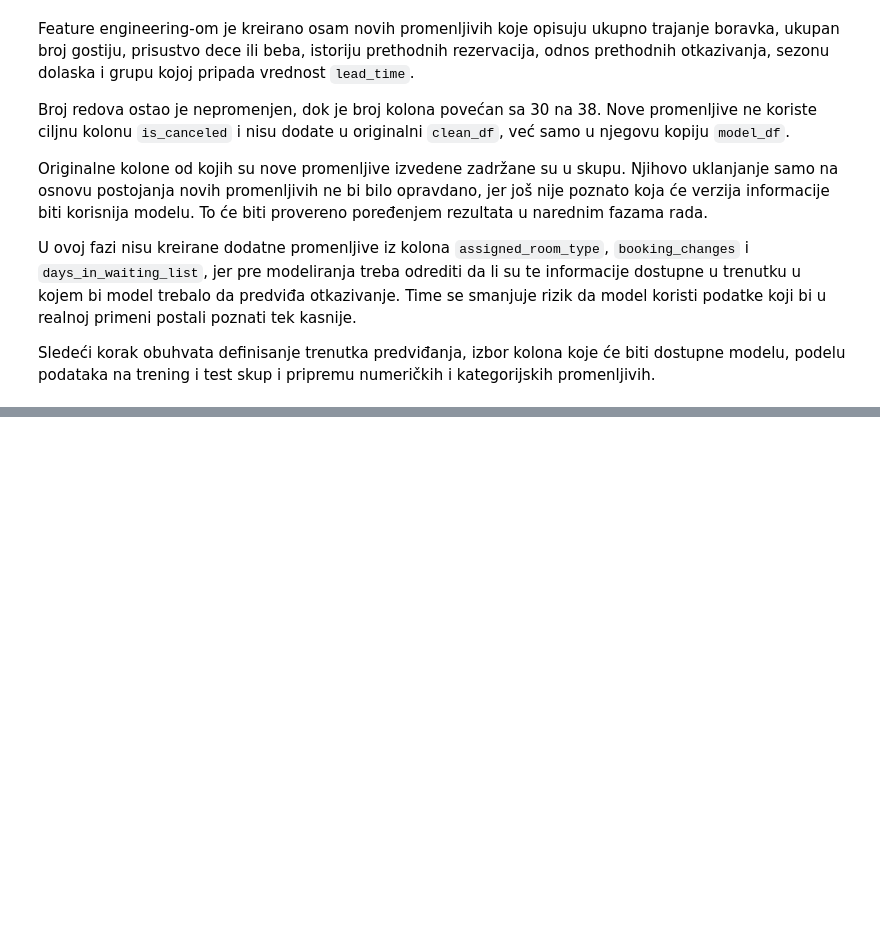
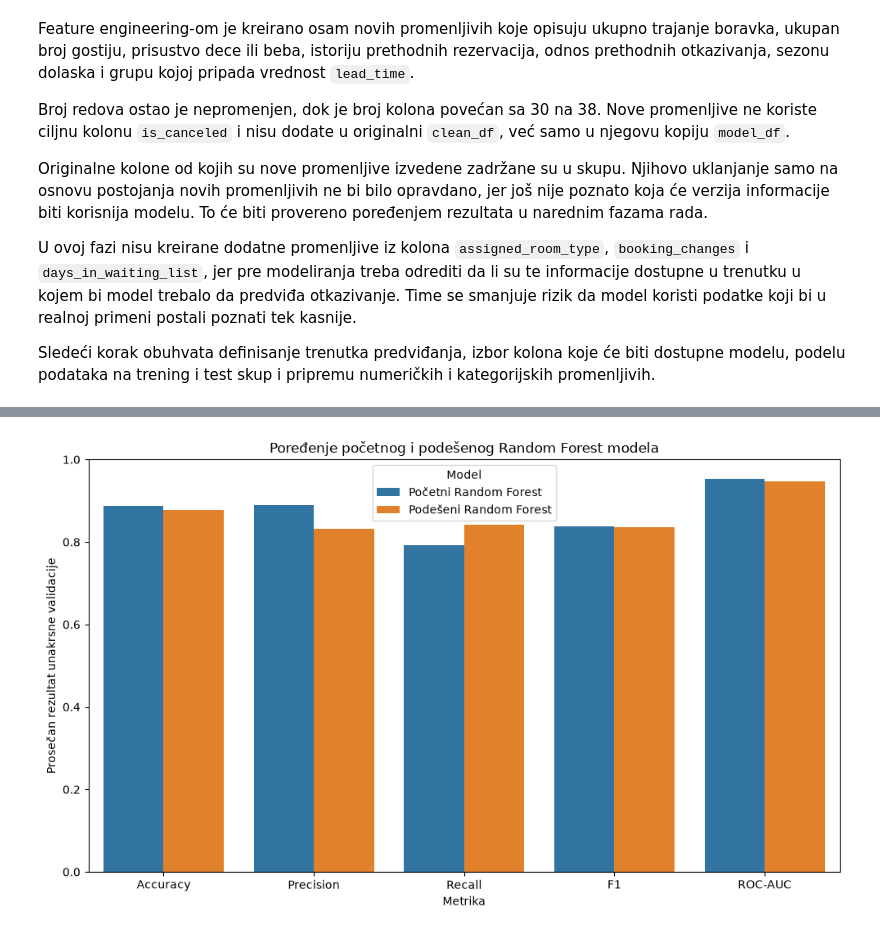
Before and after one commit to angelinalazarevic/Seminarski-UNP---Hotel-Booking, a Jupyter notebook: notebooks/hotel_booking_analysis.ipynb, the cells around one changed output, grey strips where cells are left out. Drawn from its saved outputs; the diff is of its cells as text; code cells hidden in the pictures; blank space fills up the shorter version.

```diff
--- a/notebooks/hotel_booking_analysis.ipynb
+++ b/notebooks/hotel_booking_analysis.ipynb
@@ -2285,0 +2900,17 @@ Sledeći korak obuhvata definisanje trenutka predviđanja, izbor kolona koje će
+# %%
+random_forest_parameters = {
+    "model__n_estimators": [100, 150],
+    "model__max_depth": [15, 25],
+    "model__min_samples_split": [2, 5],
+    "model__min_samples_leaf": [1, 2],
+    "model__max_features": ["sqrt"],
+    "model__class_weight": [None, "balanced"]
+}
+
+number_of_combinations = np.prod([
+    len(values)
+    for values in random_forest_parameters.values()
+])
+
+print("Ukupan broj mogućih kombinacija:", number_of_combinations)
+print("Broj kombinacija koje će biti isprobane: 4")
@@ -2285,0 +3095,27 @@ Sledeći korak obuhvata definisanje trenutka predviđanja, izbor kolona koje će
+# %%
+comparison_for_plot = random_forest_comparison.melt(
+    id_vars="Metrika",
+    value_vars=[
+        "Početni Random Forest",
+        "Podešeni Random Forest"
+    ],
+    var_name="Model",
+    value_name="Rezultat"
+)
+
+plt.figure(figsize=(10, 6))
+sb.barplot(
+    data=comparison_for_plot,
+    x="Metrika",
+    y="Rezultat",
+    hue="Model"
+)
+plt.ylim(0, 1)
+plt.title("Poređenje početnog i podešenog Random Forest modela")
+plt.xlabel("Metrika")
+plt.ylabel("Prosečan rezultat unakrsne validacije")
+plt.legend(title="Model")
+plt.tight_layout()
+plt.show()
+# %% [output]
+[figure, added]
```
Also changed, not shown: parts of 121 cells of this notebook, 1 other file.
